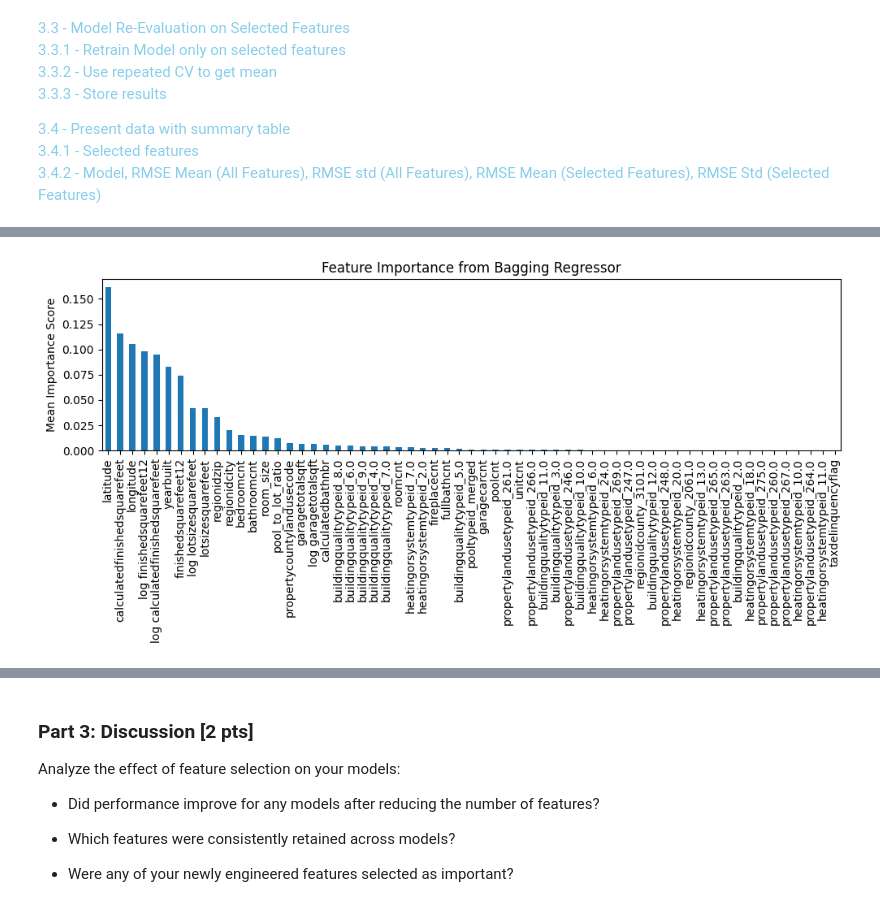
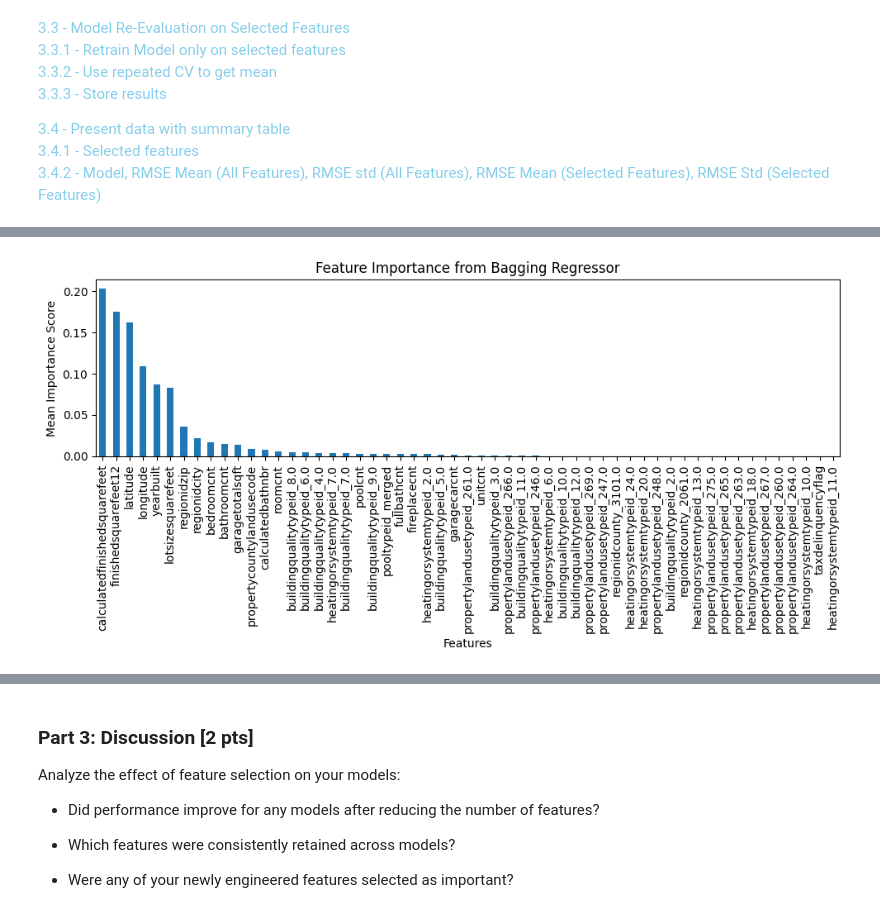
Before and after one commit to asaparson/DX603-Milestone2, a Jupyter notebook: Milestone_02.ipynb, the cells around one changed output, grey strips where cells are left out. Saved outputs shown, nothing was run; the diff lists cells and outputs as text; code cells hidden in the pictures.

```diff
--- a/Milestone_02.ipynb
+++ b/Milestone_02.ipynb
@@ -752,25 +960,63 @@ Length: 61, dtype: float64
 # %%
-#3.2.4 - Tree-Based Models: Bagging: Get feature importance
+# #3.2.4 - Tree-Based Models: Bagging: Get feature importance
+
+# from sklearn.ensemble import BaggingRegressor
+# from sklearn.tree import DecisionTreeRegressor
+# import pandas as pd
+# import matplotlib.pyplot as plt
+
+# X_train_scaled_df = pd.DataFrame(X_train_scaled, columns=X_train.columns)
+
+# #bagging ensemble with Decision Tree as base
+# bagging = BaggingRegressor(estimator=DecisionTreeRegressor(), n_estimators=100, random_state=42)
+# bagging.fit(X_train_scaled_df, y_train)
+
+# #average feature importances across all trees
+# importances = np.mean([tree.feature_importances_ for tree in bagging.estimators_], axis=0)
+# feature_importance = pd.Series(importances, index=X.columns).sort_values(ascending=False)
+
+# print(feature_importance)
+
+# #plot
+# feature_importance.plot(kind='bar', figsize=(10,5))
+# plt.title("Feature Importance from Bagging Regressor")
+# plt.ylabel("Mean Importance Score")
+# plt.tight_layout()
+# plt.show()
+
+
+# 3.2.4 - Tree-Based Models: Bagging - Feature Importance
 
 from sklearn.ensemble import BaggingRegressor
 from sklearn.tree import DecisionTreeRegressor
 import pandas as pd
 import matplotlib.pyplot as plt
+import numpy as np
 
-#bagging ensemble with Decision Tree as base
-bagging = BaggingRegressor(estimator=DecisionTreeRegressor(), n_estimators=100, random_state=42)
-bagging.fit(X, y)
+# Prepare scaled DataFrame with feature names
+X_train_scaled_df = pd.DataFrame(X_train_scaled, columns=X_train.columns)
 
-#average feature importances across all trees
-importances = np.mean([tree.feature_importances_ for tree in bagging.estimators_], axis=0)
-feature_importance = pd.Series(importances, index=X.columns).sort_values(ascending=False)
+# Create Bagging Regressor with Decision Tree as base estimator
+bagging_model = BaggingRegressor(estimator=DecisionTreeRegressor(), n_estimators=100, random_state=42)
+bagging_model.fit(X_train_scaled_df, y_train)
 
-print(feature_importance)
+# Average feature importances across all base estimators
+bagging_feature_importances = np.mean(
+    [tree.feature_importances_ for tree in bagging_model.estimators_],
+    axis=0
+)
+bagging_feature_importance = pd.Series(bagging_feature_importances, index=X.columns).sort_values(ascending=False)
 
-#plot
-feature_importance.plot(kind='bar', figsize=(10,5))
+# Print sorted feature importances
+print("Feature Importances (Bagging):")
+print(bagging_feature_importance)
+
+# Plot
+plt.figure(figsize=(10, 5))
+bagging_feature_importance.plot(kind='bar')
 plt.title("Feature Importance from Bagging Regressor")
 plt.ylabel("Mean Importance Score")
+plt.xlabel("Features")
 plt.tight_layout()
 plt.show()
 # %% [output]
@@ -789,2 +1040,2 @@ Length: 61, dtype: float64
-[figure, old version]
+[figure, new version]
 # %%
```
Also changed, not shown: parts of 12 cells of this notebook.
